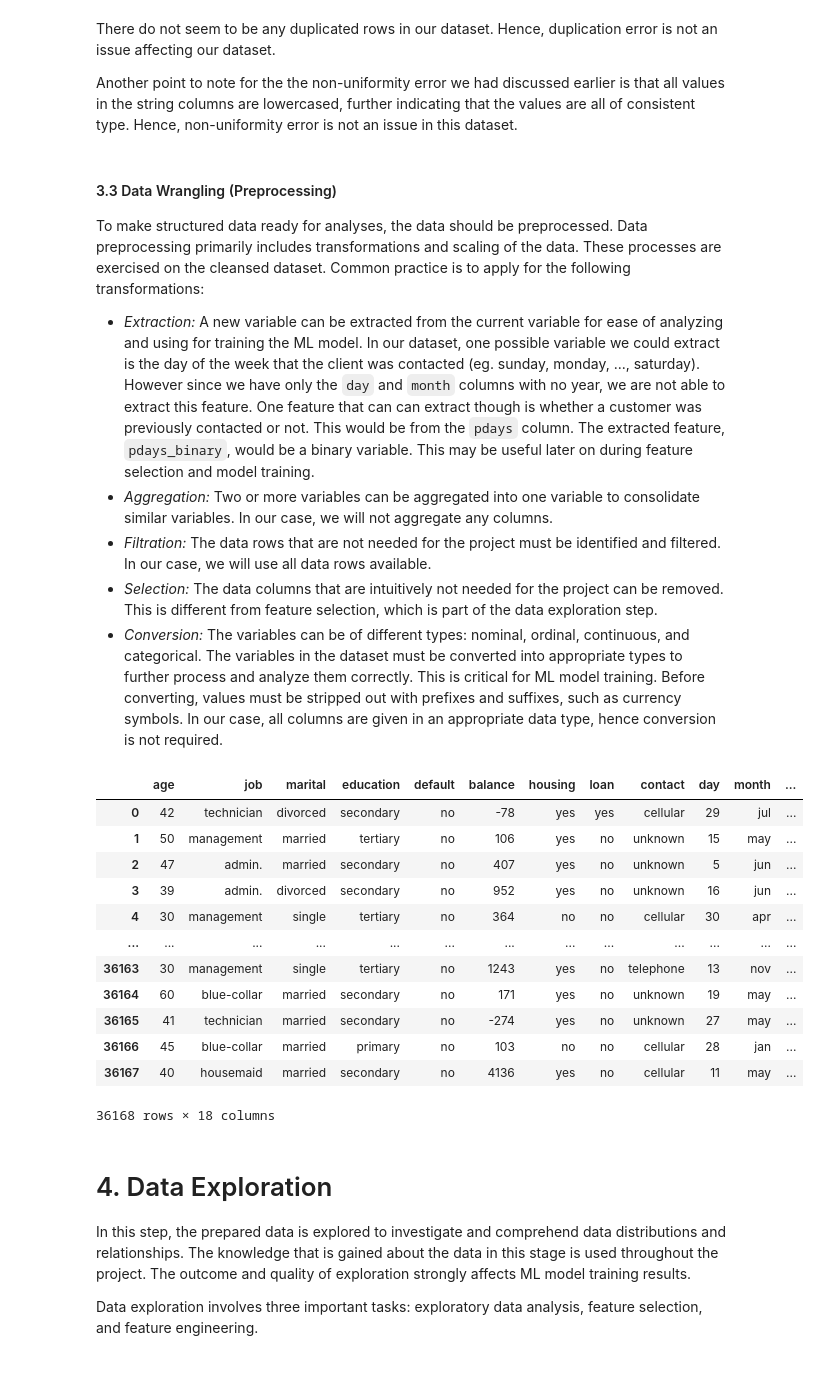
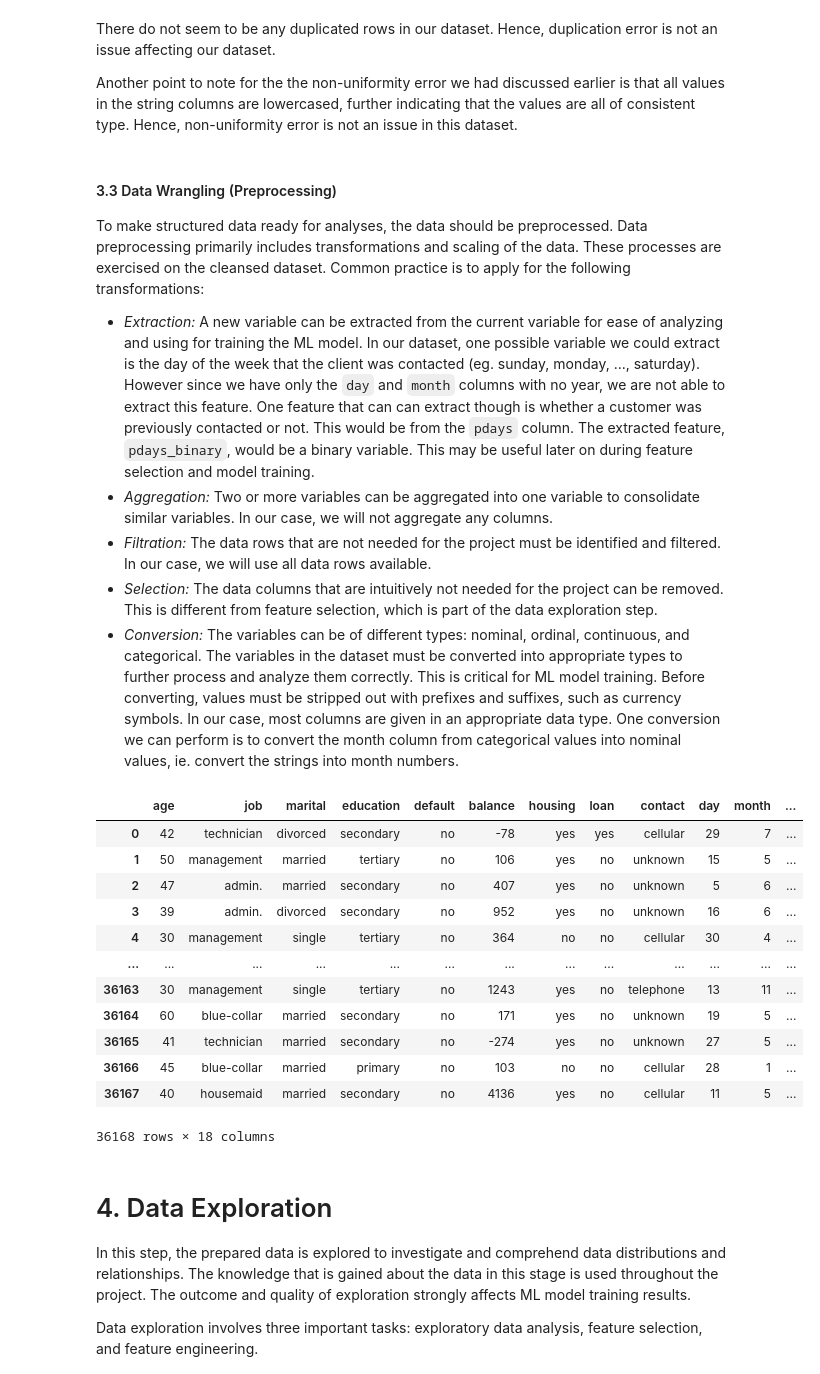
Before and after one commit to yikchungchan/DSA-5101-P1, a Jupyter notebook: DSA5101_project.ipynb, the cells around one changed output. Drawn from its saved outputs; the diff is of its cells as text; code cells hidden in the pictures.

```diff
--- a/DSA5101_project.ipynb
+++ b/DSA5101_project.ipynb
@@ -390,33 +390,43 @@ To make structured data ready for analyses, the data should be preprocessed. Dat
 *   *Aggregation:* Two or more variables can be aggregated into one variable to consolidate similar variables. In our case, we will not aggregate any columns.
 *   *Filtration:* The data rows that are not needed for the project must be identified and filtered. In our case, we will use all data rows available.
 *   *Selection:* The data columns that are intuitively not needed for the project can be removed. This is different from feature selection, which is part of the data exploration step.
-*   *Conversion:* The variables can be of different types: nominal, ordinal, continuous, and categorical. The variables in the dataset must be converted into appropriate types to further process and analyze them correctly. This is critical for ML model training. Before converting, values must be stripped out with prefixes and suffixes, such as currency symbols. In our case, all columns are given in an appropriate data type, hence conversion is not required.
+*   *Conversion:* The variables can be of different types: nominal, ordinal, continuous, and categorical. The variables in the dataset must be converted into appropriate types to further process and analyze them correctly. This is critical for ML model training. Before converting, values must be stripped out with prefixes and suffixes, such as currency symbols. In our case, most columns are given in an appropriate data type. One conversion we can perform is to convert the month column from categorical values into nominal values, ie. convert the strings into month numbers.
 # %%
 # making a copy of the df_raw dataset
 df_preprocessed = df_raw.copy()
 
 # extracting the 'pdays_binary' variable
 df_preprocessed['pdays_binary'] = df_preprocessed['pdays'].map(lambda x: 'no' if x == -1 else 'yes')
 
 # moving the new column to after the 'pdays' column
 col_list = df_raw.columns.tolist()
 col_list.insert(col_list.index('pdays') + 1, 'pdays_binary')
 df_preprocessed = df_preprocessed[col_list]
 
+# mapping dictionary for month names to month numbers
+month_mapping = {
+    'jan': 1, 'feb': 2, 'mar': 3, 'apr': 4,
+    'may': 5, 'jun': 6, 'jul': 7, 'aug': 8,
+    'sep': 9, 'oct': 10, 'nov': 11, 'dec': 12
+}
+
+# apply the mapping to the 'month' column
+df_preprocessed['month'] = df_preprocessed['month'].map(month_mapping)
+
 df_preprocessed
 # %% [output]
 |  | age | job | marital | education | default | balance | housing | loan | contact | day | month | ... |
-| 0 | 42 | technician | divorced | secondary | no | -78 | yes | yes | cellular | 29 | jul | ... |
-| 1 | 50 | management | married | tertiary | no | 106 | yes | no | unknown | 15 | may | ... |
-| 2 | 47 | admin. | married | secondary | no | 407 | yes | no | unknown | 5 | jun | ... |
-| 3 | 39 | admin. | divorced | secondary | no | 952 | yes | no | unknown | 16 | jun | ... |
-| 4 | 30 | management | single | tertiary | no | 364 | no | no | cellular | 30 | apr | ... |
+| 0 | 42 | technician | divorced | secondary | no | -78 | yes | yes | cellular | 29 | 7 | ... |
+| 1 | 50 | management | married | tertiary | no | 106 | yes | no | unknown | 15 | 5 | ... |
+| 2 | 47 | admin. | married | secondary | no | 407 | yes | no | unknown | 5 | 6 | ... |
+| 3 | 39 | admin. | divorced | secondary | no | 952 | yes | no | unknown | 16 | 6 | ... |
+| 4 | 30 | management | single | tertiary | no | 364 | no | no | cellular | 30 | 4 | ... |
 | ... | ... | ... | ... | ... | ... | ... | ... | ... | ... | ... | ... | ... |
-| 36163 | 30 | management | single | tertiary | no | 1243 | yes | no | telephone | 13 | nov | ... |
-| 36164 | 60 | blue-collar | married | secondary | no | 171 | yes | no | unknown | 19 | may | ... |
-| 36165 | 41 | technician | married | secondary | no | -274 | yes | no | unknown | 27 | may | ... |
-| 36166 | 45 | blue-collar | married | primary | no | 103 | no | no | cellular | 28 | jan | ... |
-| 36167 | 40 | housemaid | married | secondary | no | 4136 | yes | no | cellular | 11 | may | ... |
+| 36163 | 30 | management | single | tertiary | no | 1243 | yes | no | telephone | 13 | 11 | ... |
+| 36164 | 60 | blue-collar | married | secondary | no | 171 | yes | no | unknown | 19 | 5 | ... |
+| 36165 | 41 | technician | married | secondary | no | -274 | yes | no | unknown | 27 | 5 | ... |
+| 36166 | 45 | blue-collar | married | primary | no | 103 | no | no | cellular | 28 | 1 | ... |
+| 36167 | 40 | housemaid | married | secondary | no | 4136 | yes | no | cellular | 11 | 5 | ... |
 36168 rows × 18 columns
 # %% [markdown]
 # 4. Data Exploration
```
Also changed, not shown: parts of 26 cells of this notebook.
